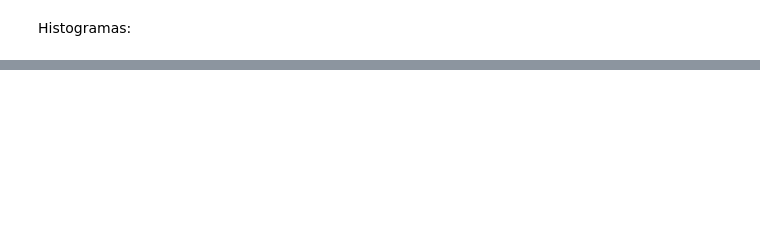
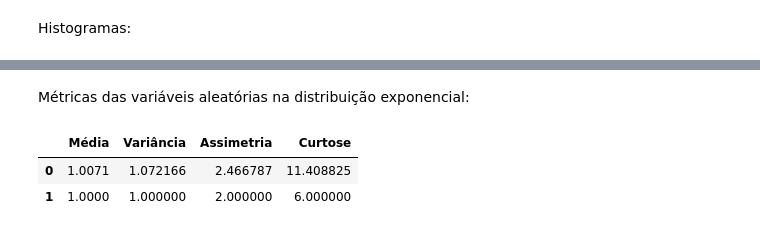
Before and after one commit to Xornotor/ENGA74-2023.1-Atividades, a Jupyter notebook: Avaliacao-02/Avaliacao-02.ipynb, the cells around one changed output, grey strips where cells are left out. Saved outputs shown, nothing was run; the diff lists cells and outputs as text; code cells hidden in the pictures; blank space fills up the shorter version.

```diff
--- a/Avaliacao-02/Avaliacao-02.ipynb
+++ b/Avaliacao-02/Avaliacao-02.ipynb
@@ -32,0 +65,16 @@ fig.show()
+# %% [markdown]
+Métricas das variáveis aleatórias na distribuição exponencial:
+# %%
+df_exp = pd.DataFrame()
+
+df_uni['Valores'] = ['Calculado', 'Esperado']
+df_exp['Média'] = np.array([np.mean(var_exp), 1])
+df_exp['Variância'] = np.array([np.var(var_exp), 1])
+df_exp['Assimetria'] = np.array([skew(var_exp), 2])
+df_exp['Curtose'] = np.array([kurtosis(var_exp), 6])
+
+df_exp
+# %% [output]
+|  | Média | Variância | Assimetria | Curtose |
+| 0 | 1.0071 | 1.072166 | 2.466787 | 11.408825 |
+| 1 | 1.0000 | 1.000000 | 2.000000 | 6.000000 |
```
Also changed, not shown: parts of 6 cells of this notebook.
